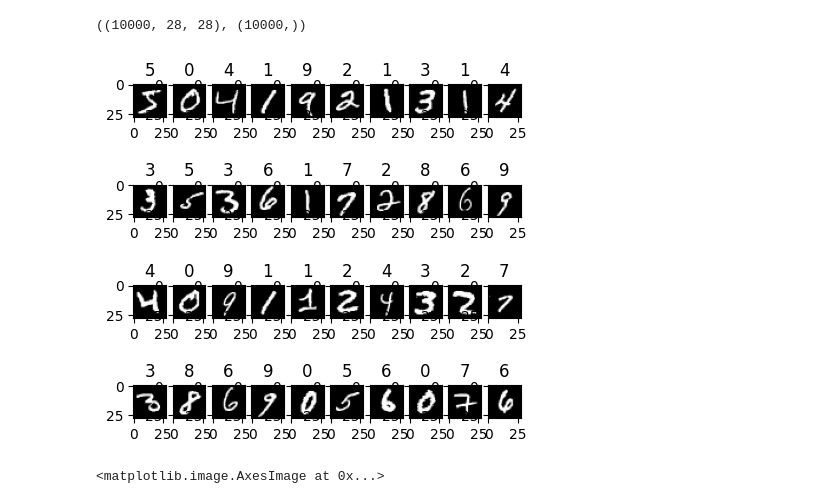
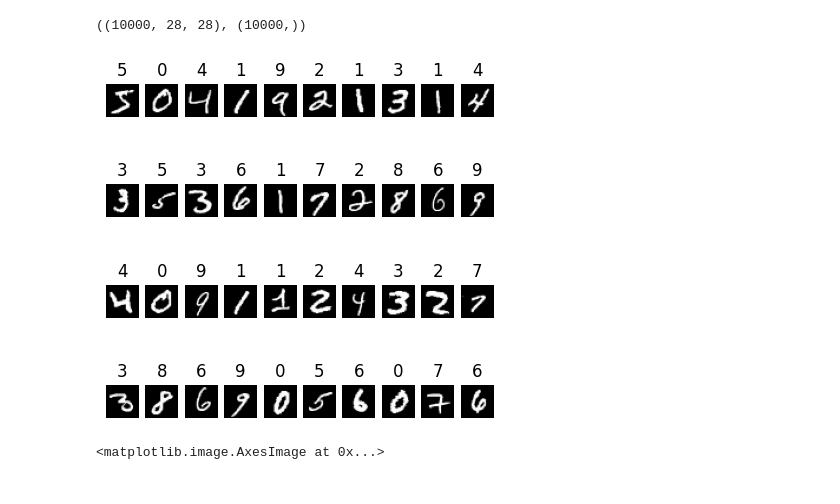
Before and after one commit to hosseinrezaie0/CI-T.A-Dr.Helmi, a Jupyter notebook: Neural Network/MLP/MNIST Handwritten Digits/main.ipynb, the cells around one changed output. Cells and saved outputs as stored; diff of their text form; code cells hidden in the pictures.

```diff
--- a/Neural Network/MLP/MNIST Handwritten Digits/main.ipynb
+++ b/Neural Network/MLP/MNIST Handwritten Digits/main.ipynb
@@ -24,10 +27,11 @@ x_test.shape, y_test.shape
 # %%
 fig, axes = plt.subplots(4, 10, figsize=(5, 5))
 for i, ax in enumerate(axes.flat):
     ax.imshow(x_train[i], cmap='gray')
     ax.set_title(y_train[i])
+    ax.axis("off")
 # %% [output]
-[figure, old version]
+[figure, new version]
 # %%
 plt.imshow(x_train[0], cmap='gray')
 # %% [output]
```
Also changed, not shown: parts of 6 cells of this notebook.
